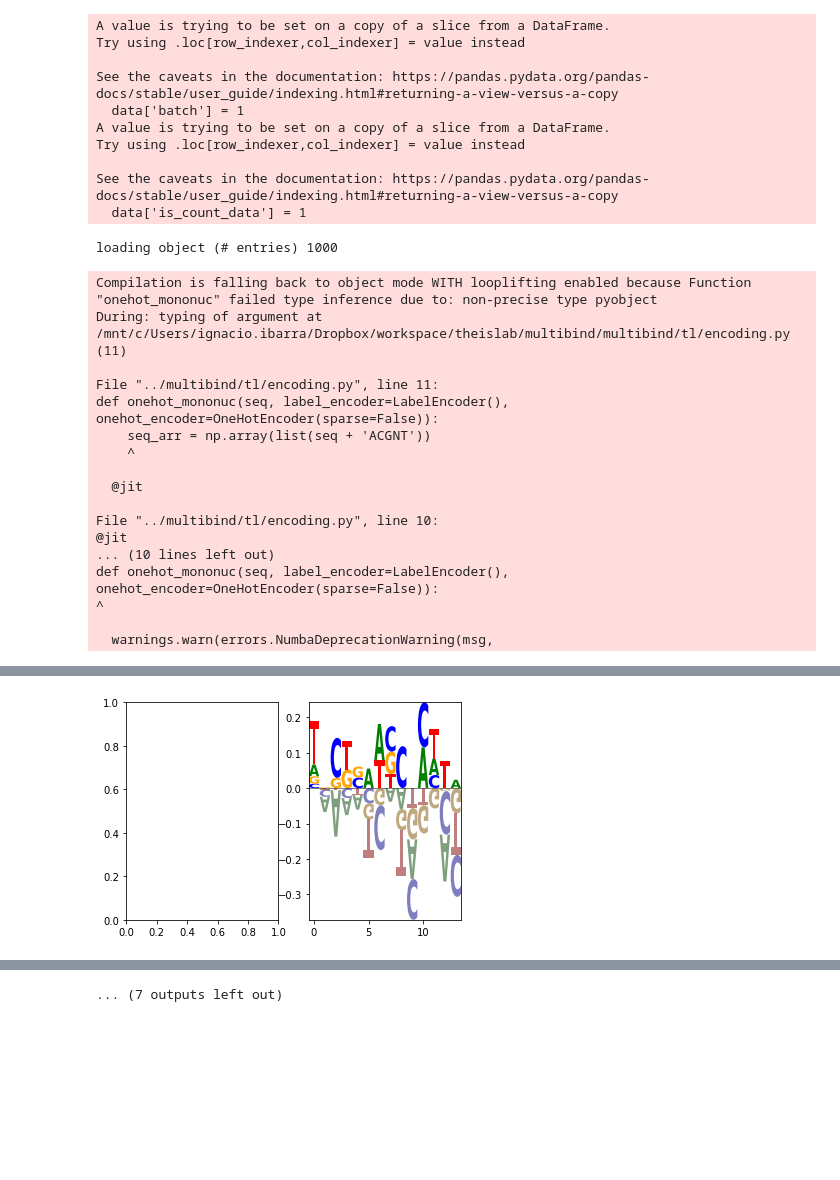
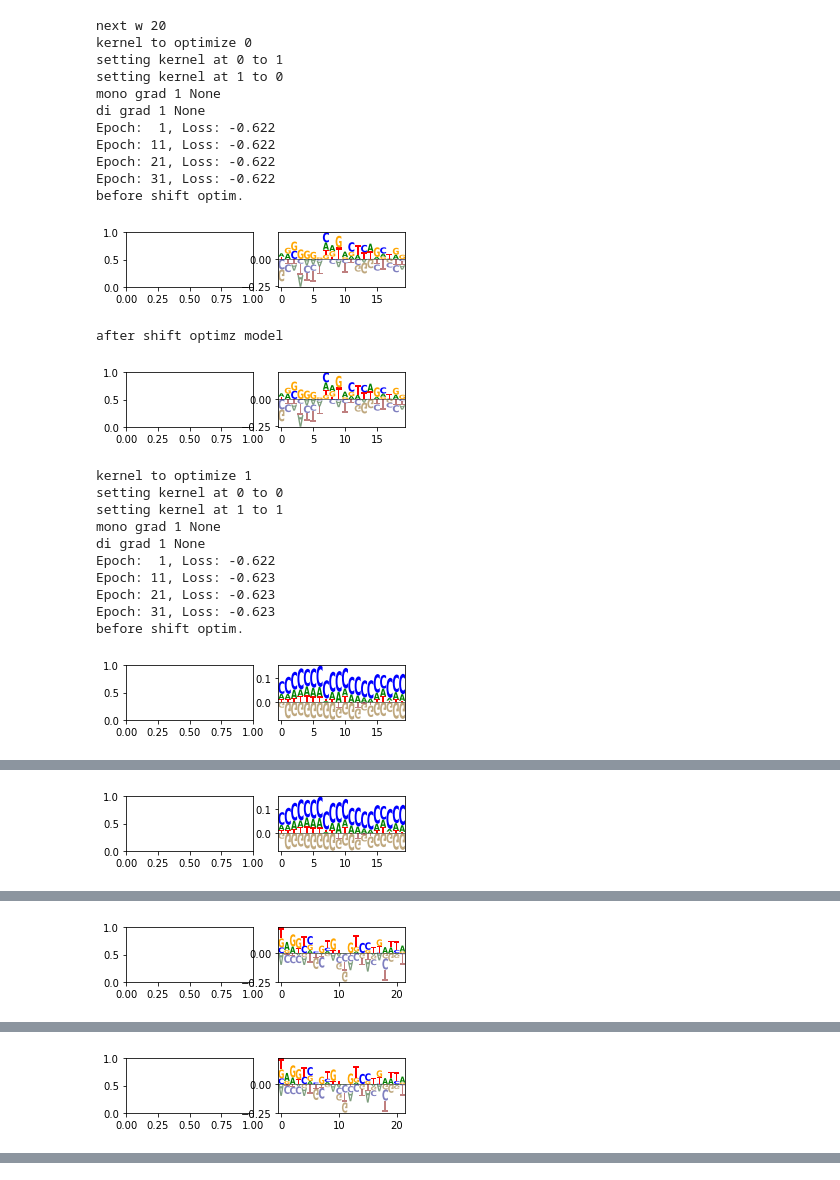
Before and after one commit to theislab/mubind, a Jupyter notebook: notebooks/15_gr_multibatch.ipynb, the cells around one changed output, grey strips where cells are left out. Drawn from its saved outputs; the diff is of its cells as text; code cells hidden in the pictures; blank space fills up the shorter version.

Commit message:
adding flexible batchnaming + notebook 15

```diff
--- a/notebooks/15_gr_multibatch.ipynb
+++ b/notebooks/15_gr_multibatch.ipynb
@@ -28,4 +49,8 @@ data = df.head(1000)
 n_rounds = 1
 # %%
 from matplotlib import rcParams
-rcParams['figure.figsize'] = 9, 2
+rcParams['figure.figsize'] = 5, 1
+# %%
+print('loading object (# entries)', data.shape[0])
+dataset = mb.datasets.SelexDataset(data, n_rounds=n_rounds, enr_series=True)
+train = tdata.DataLoader(dataset=dataset, batch_size=10000, shuffle=True)
@@ -32,42 +65,36 @@ rcParams['figure.figsize'] = 9, 2
 # %%
 # assign batch and data type
 
-data['batch'] = 1
-data['is_count_data'] = 1
+# data['batch'] = 0
+# data['is_count_data'] = 1
+# n_batches=3
 
-print('loading object (# entries)', data.shape[0])
-dataset = mb.datasets.SelexDataset(data, n_rounds=n_rounds, single_encoding_step=True)
-train = tdata.DataLoader(dataset=dataset, batch_size=25000, shuffle=True)
-
-model_by_k_next, res_next = mb.tl.train_iterative(train, device, min_w=16, max_w=18, n_rounds=n_rounds, n_kernels=2)
-res = []
-model_by_k = {}
+model_by_k_next, res_next = mb.tl.train_iterative(train, device, min_w=20, max_w=28, n_kernels=2)
+# res = []
+# model_by_k = {}
 # %% [output]
-A value is trying to be set on a copy of a slice from a DataFrame.
-Try using .loc[row_indexer,col_indexer] = value instead
-
-See the caveats in the documentation: https://pandas.pydata.org/pandas-docs/stable/user_guide/indexing.html#returning-a-view-versus-a-copy
-  data['batch'] = 1
-A value is trying to be set on a copy of a slice from a DataFrame.
-Try using .loc[row_indexer,col_indexer] = value instead
-
-See the caveats in the documentation: https://pandas.pydata.org/pandas-docs/stable/user_guide/indexing.html#returning-a-view-versus-a-copy
-  data['is_count_data'] = 1
+next w 20
+kernel to optimize 0
+setting kernel at 0 to 1
+setting kernel at 1 to 0
+mono grad 1 None
+di grad 1 None
+Epoch:  1, Loss: -0.622
+Epoch: 11, Loss: -0.622
+Epoch: 21, Loss: -0.622
+Epoch: 31, Loss: -0.622
+before shift optim.
+[figure, new version]
-loading object (# entries) 1000
+after shift optimz model
+[figure, new version]
-Compilation is falling back to object mode WITH looplifting enabled because Function "onehot_mononuc" failed type inference due to: non-precise type pyobject
-During: typing of argument at /mnt/c/Users/ignacio.ibarra/Dropbox/workspace/theislab/multibind/multibind/tl/encoding.py (11)
-
-File "../multibind/tl/encoding.py", line 11:
-def onehot_mononuc(seq, label_encoder=LabelEncoder(), onehot_encoder=OneHotEncoder(sparse=False)):
-    seq_arr = np.array(list(seq + 'ACGNT'))
-    ^
-
-  @jit
-
-File "../multibind/tl/encoding.py", line 10:
-@jit
-... (10 lines left out)
-def onehot_mononuc(seq, label_encoder=LabelEncoder(), onehot_encoder=OneHotEncoder(sparse=False)):
-^
-
-  warnings.warn(errors.NumbaDeprecationWarning(msg,
+kernel to optimize 1
+setting kernel at 0 to 0
+setting kernel at 1 to 1
+mono grad 1 None
+di grad 1 None
+Epoch:  1, Loss: -0.622
+Epoch: 11, Loss: -0.623
+Epoch: 21, Loss: -0.623
+Epoch: 31, Loss: -0.623
+before shift optim.
+[figure, new version]
@@ -83 +111 @@ before shift optim.
-[figure, old version]
+[figure, new version]
@@ -85,0 +123 @@ after shift optimz model
+[figure, added]
@@ -94,0 +125 @@ before shift optim.
+[figure, added]
@@ -111 +126,0 @@ before shift optim.
-... (7 outputs left out)
```
Also changed, not shown: parts of 9 cells of this notebook, 3 other files.
